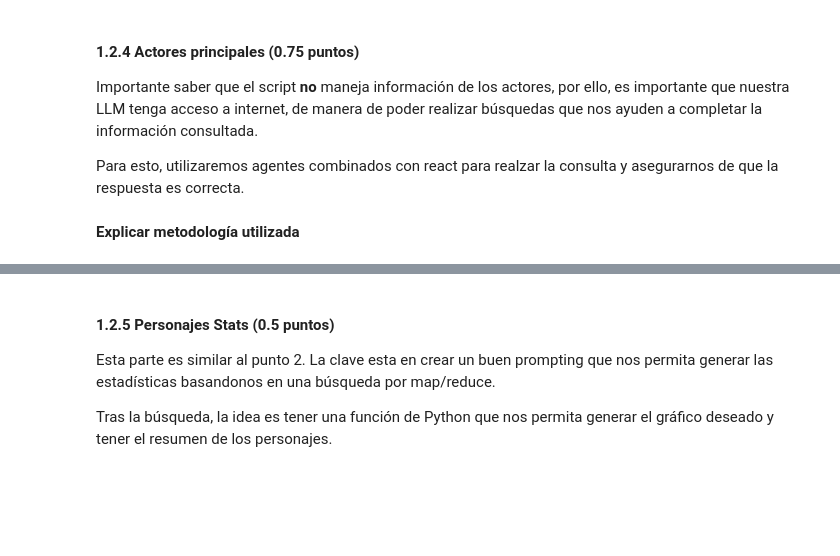
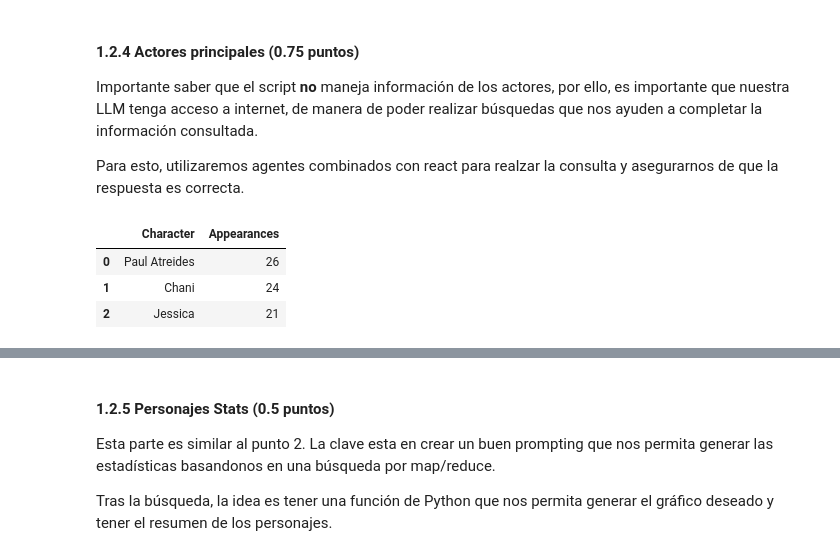
Before and after one commit to BenjaminAnguloCaro/MDS7202, a Jupyter notebook: Lab_11.ipynb, the cells around one changed output, grey strips where cells are left out. Cells and saved outputs as stored; diff of their text form; code cells hidden in the pictures; blank space fills up the shorter version.

```diff
--- a/Lab_11.ipynb
+++ b/Lab_11.ipynb
@@ -469,2 +457,8 @@ def get_actors_and_age(character):
-# %% [markdown]
-**Explicar metodología utilizada**
+# %%
+# Se revisa cuales son los 3 personajes con más apariciones
+characters.head(3)
+# %% [output]
+|  | Character | Appearances |
+| 0 | Paul Atreides | 26 |
+| 1 | Chani | 24 |
+| 2 | Jessica | 21 |
```
Also changed, not shown: parts of 7 cells of this notebook.
